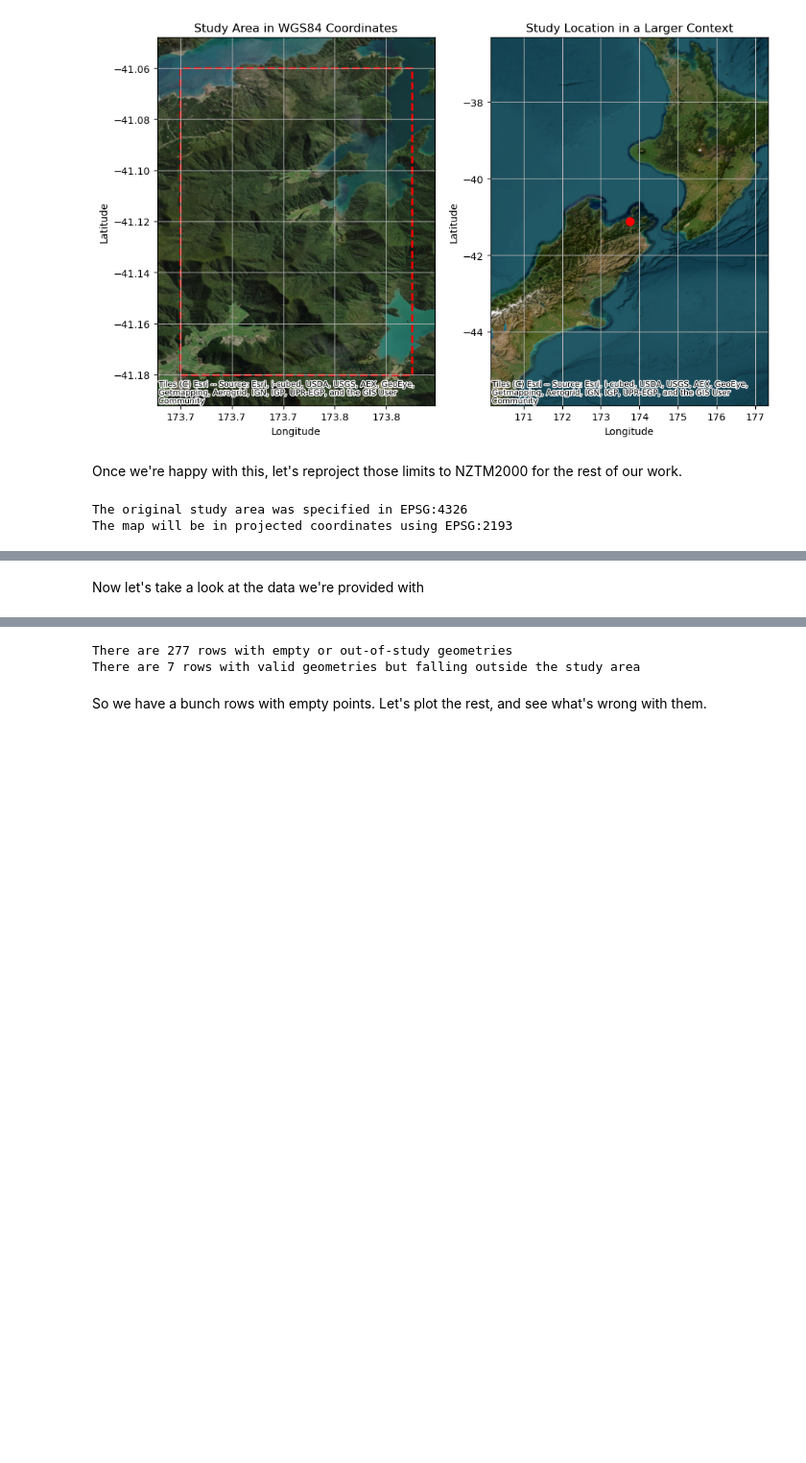
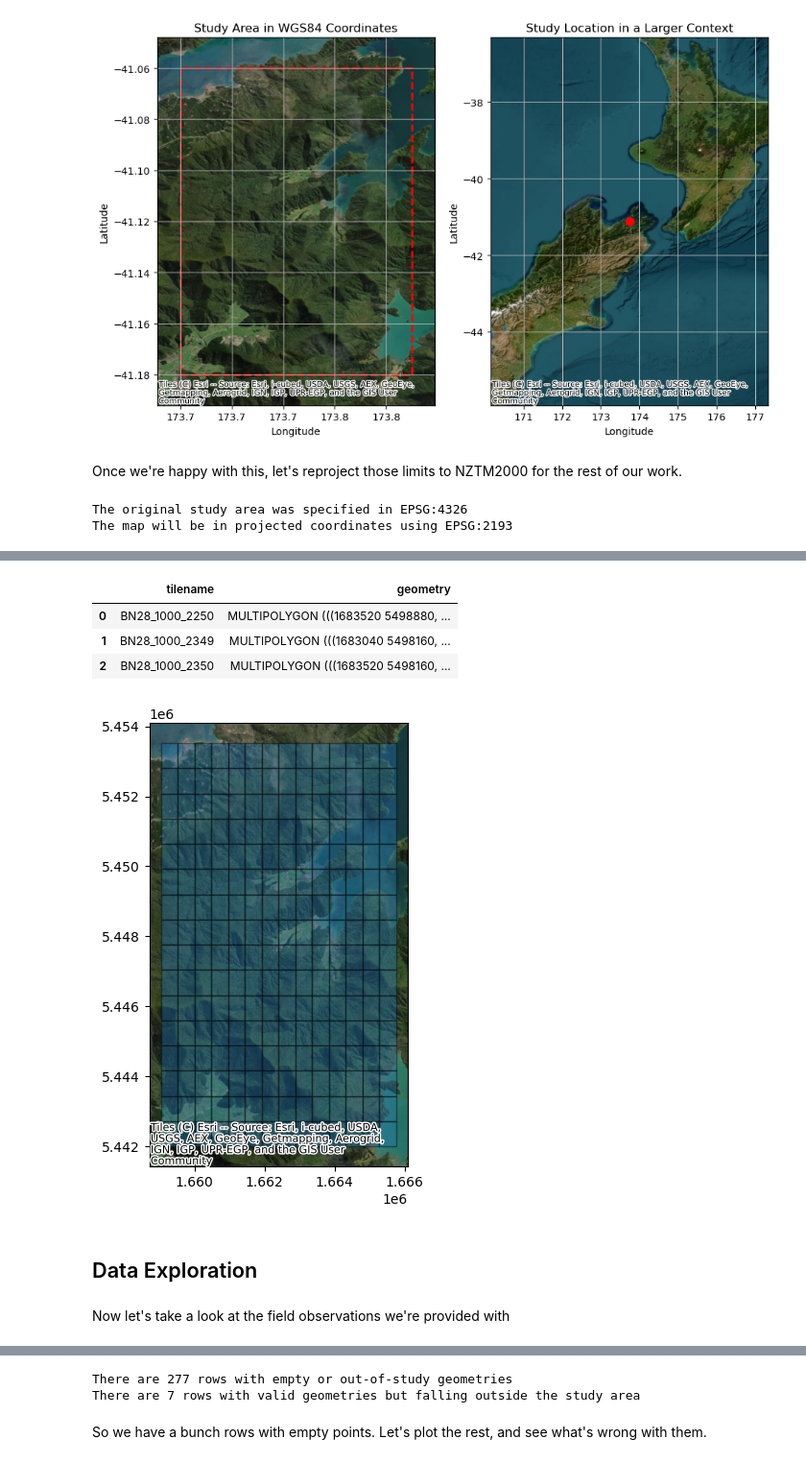
Before and after one commit to Wologman/geoNotebooks, a Jupyter notebook: Notebooks/weka_kde.ipynb, the cells around one changed output, grey strips where cells are left out. Shown at 96% size. Cells and saved outputs as stored; diff of their text form; code cells hidden in the pictures; blank space fills up the shorter version.

```diff
--- a/Notebooks/weka_kde.ipynb
+++ b/Notebooks/weka_kde.ipynb
@@ -48,6 +57,10 @@ class Paths():
     PROJECT_FILE = str(WORKING / 'weka_example_project.qgz')
     WEKA_POINTS = str(DATA / 'weka.csv')
     WEKA_GPKG = str(WORKING / 'weka.gpkg')
+    MARL_GPKG_STR = 'marlborough-lidar-index-tiles-2020-2022'
+    LIDAR_IDX_GPKG = str(DATA / f'lds-{MARL_GPKG_STR}-GPKG' / f'{MARL_GPKG_STR}.gpkg')
+    LIDAR_TILES = str(DATA / 'lds-marlborough-lidar-1m-dem-2020-2022-GTiff' )
+    LIDAR_GEOTIFF = str(DATA / 'map_area_lidar_dem.tif')
     CANVAS_IMG = str(WORKING / 'canvas_image.png')
 
     def __init__(self):
@@ -86,6 +99,22 @@ class MapSettings():
         self.map_sw = self.transformer.transform(*_map_sw_deg)
         self.map_ne = self.transformer.transform(*_map_ne_deg)
 
+        self.study_polygon = Polygon([
+            (self.study_sw[0], self.study_sw[1]),  # Bottom-left (SW)
+            (self.study_ne[0], self.study_sw[1]),  # Bottom-right (SE)
+            (self.study_ne[0], self.study_ne[1]),  # Top-right (NE)
+            (self.study_sw[0], self.study_ne[1]),  # Top-left (NW)
+            (self.study_sw[0], self.study_sw[1])   # Closing the polygon (SW)
+        ])
+
+        self.map_polygon = Polygon([
+            (self.map_sw[0], self.map_sw[1]),  # Bottom-left (SW)
+            (self.map_ne[0], self.map_sw[1]),  # Bottom-right (SE)
+            (self.map_ne[0], self.map_ne[1]),  # Top-right (NE)
+            (self.map_sw[0], self.map_ne[1]),  # Top-left (NW)
+            (self.map_sw[0], self.map_sw[1])   # Closing the polygon (SW)
+        ])
+
         print(f'The original study area was specified in EPSG:{self.GCS}')
         print(f'The map will be in projected coordinates using EPSG:{self.EPSG}')
 
@@ -172,5 +204,29 @@ The map will be in projected coordinates using EPSG:2193
+# %%
+lidar_idx_gdf = gpd.read_file(paths.LIDAR_IDX_GPKG)
+lidar_idx_gdf.head(3)
+# %% [output]
+|  | tilename | geometry |
+| 0 | BN28_1000_2250 | MULTIPOLYGON (((1683520 5498880, ... |
+| 1 | BN28_1000_2349 | MULTIPOLYGON (((1683040 5498160, ... |
+| 2 | BN28_1000_2350 | MULTIPOLYGON (((1683520 5498160, ... |
+# %%
+indices_in_map = lidar_idx_gdf[lidar_idx_gdf.intersects(map_cfg.map_polygon)].index
+lidar_idx_gdf = lidar_idx_gdf.iloc[indices_in_map]
+fig, ax = plt.subplots(figsize=(6, 6))
+lidar_idx_gdf.plot(ax=ax, alpha=0.4, edgecolor="black")
+ctx.add_basemap(
+    ax,
+    source=ctx.providers.Esri.WorldImagery,
+    crs=lidar_idx_gdf.crs.to_string()
+)
+
+plt.show()
+# %% [output]
+[figure, added]
+# %% [markdown]
+## Data Exploration
 # %% [markdown]
-Now let's take a look at the data we're provided with
+Now let's take a look at the field observations we're provided with
 # %%
 in_df = pd.read_csv(paths.WEKA_POINTS)
 geometry = [Point(xy) for xy in zip(in_df['Easting'], in_df['Northing'])]
```
Also changed, not shown: parts of 12 cells of this notebook.
